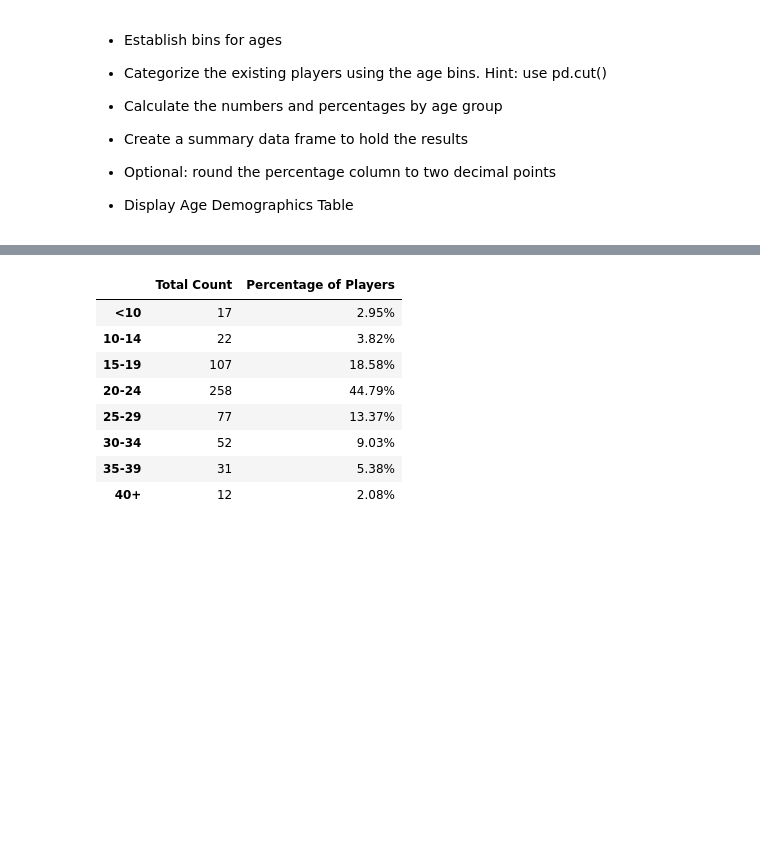
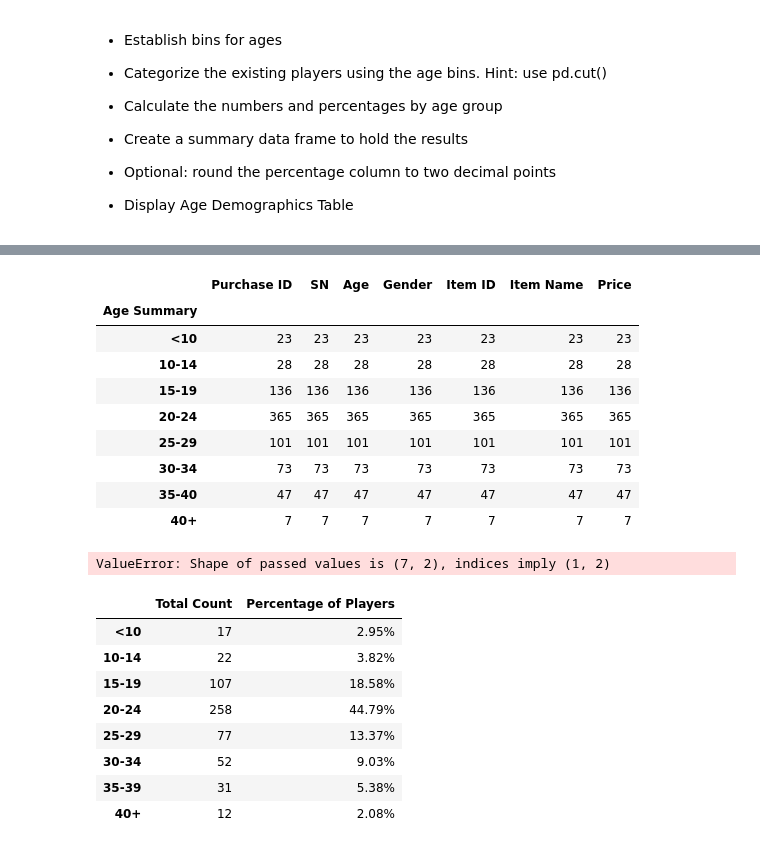
Before and after one commit to anilzown/pandas-challenge, a Jupyter notebook: HeroesOfPymoli/HeroesOfPymoli_starter.ipynb, the cells around one changed output, grey strips where cells are left out. Cells and saved outputs as stored; diff of their text form; code cells hidden in the pictures; blank space fills up the shorter version.

```diff
--- a/HeroesOfPymoli/HeroesOfPymoli_starter.ipynb
+++ b/HeroesOfPymoli/HeroesOfPymoli_starter.ipynb
@@ -125,3 +152,31 @@ pd.DataFrame({"Purchase Count":grp.count(),
+# %%
+# age_grp = purchase_data.groupby('Age Summary').Age.count()
+age_grp = purchase_data.groupby('Age Summary')
+age_grp.count()
+# %% [output]
+|  | Purchase ID | SN | Age | Gender | Item ID | Item Name | Price |
+| Age Summary |  |  |  |  |  |  |  |
+| <10 | 23 | 23 | 23 | 23 | 23 | 23 | 23 |
+| 10-14 | 28 | 28 | 28 | 28 | 28 | 28 | 28 |
+| 15-19 | 136 | 136 | 136 | 136 | 136 | 136 | 136 |
+| 20-24 | 365 | 365 | 365 | 365 | 365 | 365 | 365 |
+| 25-29 | 101 | 101 | 101 | 101 | 101 | 101 | 101 |
+| 30-34 | 73 | 73 | 73 | 73 | 73 | 73 | 73 |
+| 35-40 | 47 | 47 | 47 | 47 | 47 | 47 | 47 |
+| 40+ | 7 | 7 | 7 | 7 | 7 | 7 | 7 |
+# %%
+pd.options.display.float_format = '{:,.2f}%'.format
+totalPlayerCount = purchase_data.SN.nunique()
+# total_count_age = age_grouped["SN"].nunique()
+totalPlayerCount = age_grp.SN.nunique()
+
+
+
+# purchase_data.head()
+pd.DataFrame({"Total Count": age_grp.count(),
+              "Percentage of Players":(age_grp.count()/totalPlayerCount)*100},index=[0])
+# %% [output]
+ValueError: Shape of passed values is (7, 2), indices imply (1, 2)
 # %%
 # %% [output]
 |  | Total Count | Percentage of Players |
```
Also changed, not shown: parts of 3 cells of this notebook.
